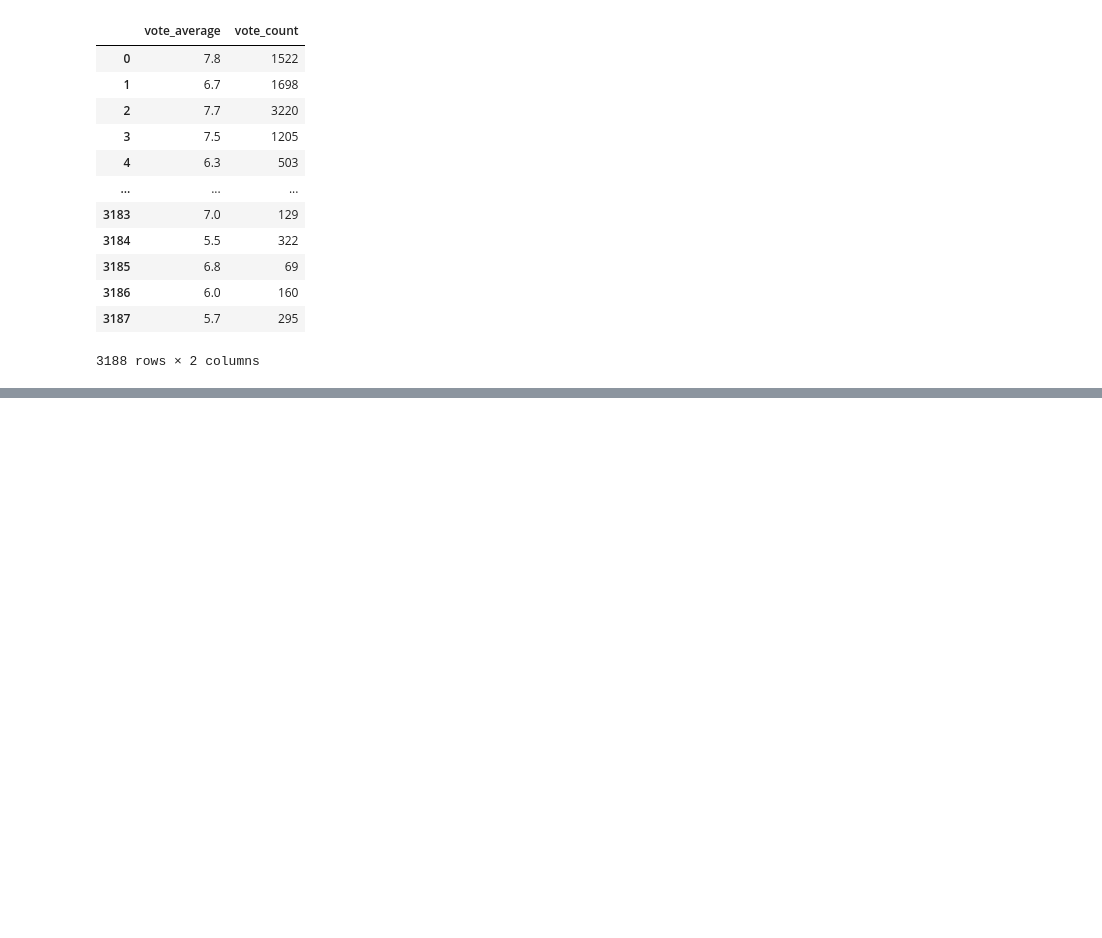
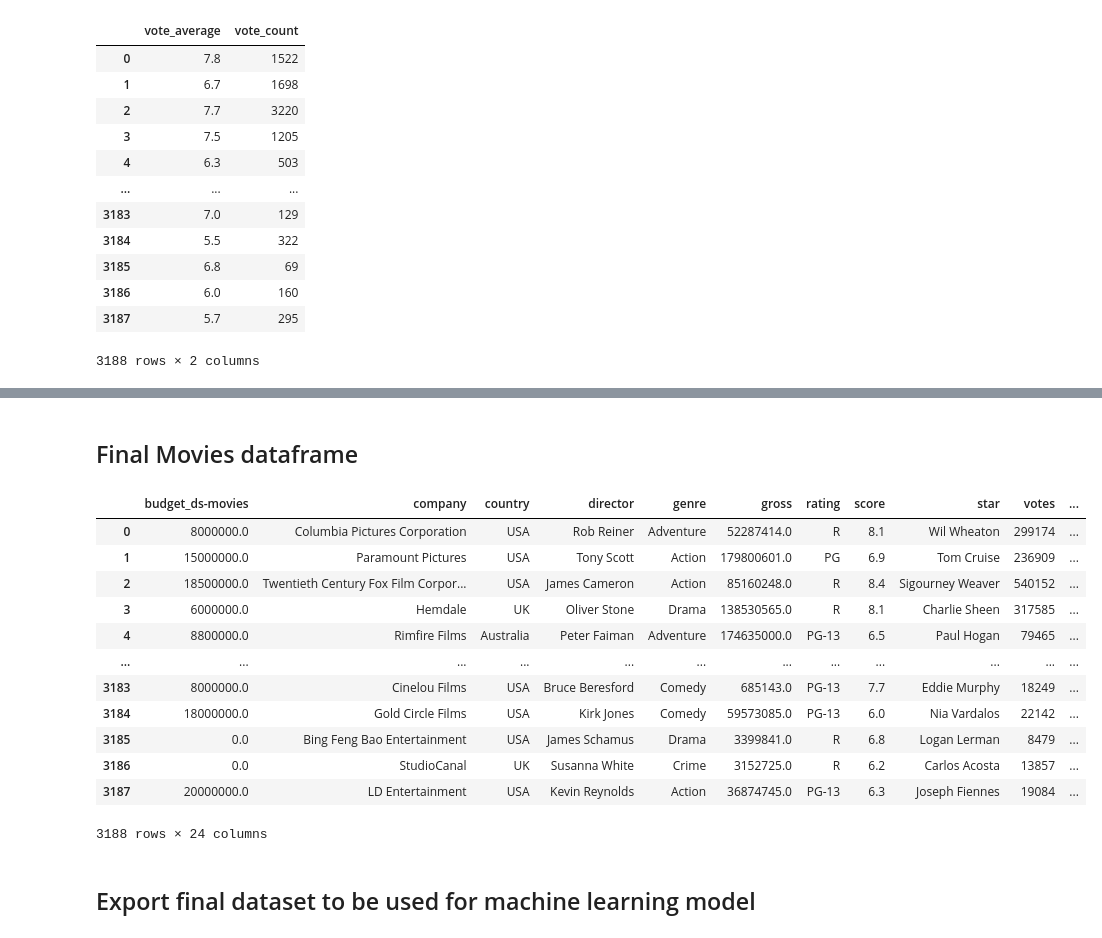
Before and after one commit to Daniel-Schroeder15/Movies_project, a Jupyter notebook: Final_Project_GroupC_DataClean.ipynb, the cells around one changed output, grey strips where cells are left out. Cells and saved outputs as stored; diff of their text form; code cells hidden in the pictures; blank space fills up the shorter version.

Commit message:
Adding raw merged dataset for machine learning

```diff
--- a/Final_Project_GroupC_DataClean.ipynb
+++ b/Final_Project_GroupC_DataClean.ipynb
@@ -266,0 +347,22 @@ Movies_df.fillna(0).plot(x='budget_ds-movies', y='budget_tmbd', kind='scatter')
+# %% [markdown]
+## Final Movies dataframe
+# %%
+# Drop columns: name (this is the same as title), runtime_tmbd and runtime_ds-movies (this information is contained in the ave_runtime column)
+Movies_final_df = Movies_df.drop(columns=['name', 'runtime_ds-movies', 'runtime_tmbd', 'original_title', 'genres', 'production_companies', 'production_countries', 'homepage', 'spoken_languages','released', 'release_date'])
+Movies_final_df
+# %% [output]
+|  | budget_ds-movies | company | country | director | genre | gross | rating | score | star | votes | ... |
+| 0 | 8000000.0 | Columbia Pictures Corporation | USA | Rob Reiner | Adventure | 52287414.0 | R | 8.1 | Wil Wheaton | 299174 | ... |
+| 1 | 15000000.0 | Paramount Pictures | USA | Tony Scott | Action | 179800601.0 | PG | 6.9 | Tom Cruise | 236909 | ... |
+| 2 | 18500000.0 | Twentieth Century Fox Film Corpor... | USA | James Cameron | Action | 85160248.0 | R | 8.4 | Sigourney Weaver | 540152 | ... |
+| 3 | 6000000.0 | Hemdale | UK | Oliver Stone | Drama | 138530565.0 | R | 8.1 | Charlie Sheen | 317585 | ... |
+| 4 | 8800000.0 | Rimfire Films | Australia | Peter Faiman | Adventure | 174635000.0 | PG-13 | 6.5 | Paul Hogan | 79465 | ... |
+| ... | ... | ... | ... | ... | ... | ... | ... | ... | ... | ... | ... |
+| 3183 | 8000000.0 | Cinelou Films | USA | Bruce Beresford | Comedy | 685143.0 | PG-13 | 7.7 | Eddie Murphy | 18249 | ... |
+| 3184 | 18000000.0 | Gold Circle Films | USA | Kirk Jones | Comedy | 59573085.0 | PG-13 | 6.0 | Nia Vardalos | 22142 | ... |
+| 3185 | 0.0 | Bing Feng Bao Entertainment | USA | James Schamus | Drama | 3399841.0 | R | 6.8 | Logan Lerman | 8479 | ... |
+| 3186 | 0.0 | StudioCanal | UK | Susanna White | Crime | 3152725.0 | R | 6.2 | Carlos Acosta | 13857 | ... |
+| 3187 | 20000000.0 | LD Entertainment | USA | Kevin Reynolds | Action | 36874745.0 | PG-13 | 6.3 | Joseph Fiennes | 19084 | ... |
+3188 rows × 24 columns
+# %% [markdown]
+## Export final dataset to be used for machine learning model
```
Also changed, not shown: parts of 12 cells of this notebook, 1 other file.
